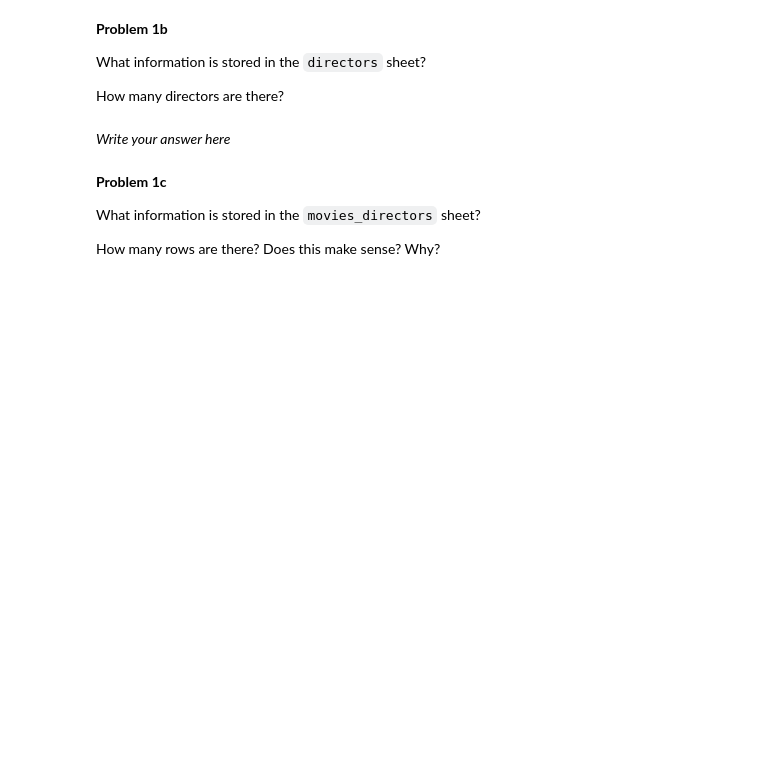
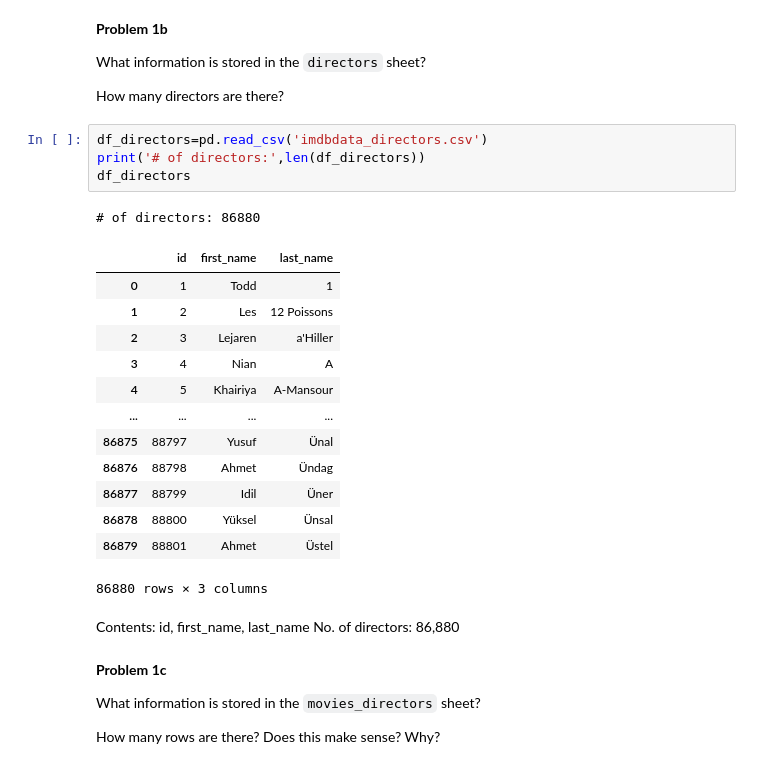
Before and after one commit to LSSTC-DSFP/LSSTC-DSFP-Sessions, a Jupyter notebook: Sessions/Session15/Day1/IntroductionToDataStorage.ipynb, the cells around one changed output. Drawn from its saved outputs; the diff is of its cells as text; blank space fills up the shorter version.

```diff
--- a/Sessions/Session15/Day1/IntroductionToDataStorage.ipynb
+++ b/Sessions/Session15/Day1/IntroductionToDataStorage.ipynb
@@ -51,8 +71,28 @@ $^\dagger$Note – the link points to a "view" of the data, you may find it usef
 What information is stored in the `directors` sheet?
 
 How many directors are there?
+# %%
+df_directors=pd.read_csv('imdbdata_directors.csv')
+print('# of directors:',len(df_directors))
+df_directors
+# %% [output]
+# of directors: 86880
+|  | id | first_name | last_name |
+| 0 | 1 | Todd | 1 |
+| 1 | 2 | Les | 12 Poissons |
+| 2 | 3 | Lejaren | a'Hiller |
+| 3 | 4 | Nian | A |
+| 4 | 5 | Khairiya | A-Mansour |
+| ... | ... | ... | ... |
+| 86875 | 88797 | Yusuf | Ünal |
+| 86876 | 88798 | Ahmet | Ündag |
+| 86877 | 88799 | Idil | Üner |
+| 86878 | 88800 | Yüksel | Ünsal |
+| 86879 | 88801 | Ahmet | Üstel |
+86880 rows × 3 columns
 # %% [markdown]
-*Write your answer here*
+Contents: id, first_name, last_name
+No. of directors: 86,880
 # %% [markdown]
 **Problem 1c**
 
```
Also changed, not shown: parts of 12 cells of this notebook, 7 other files.
